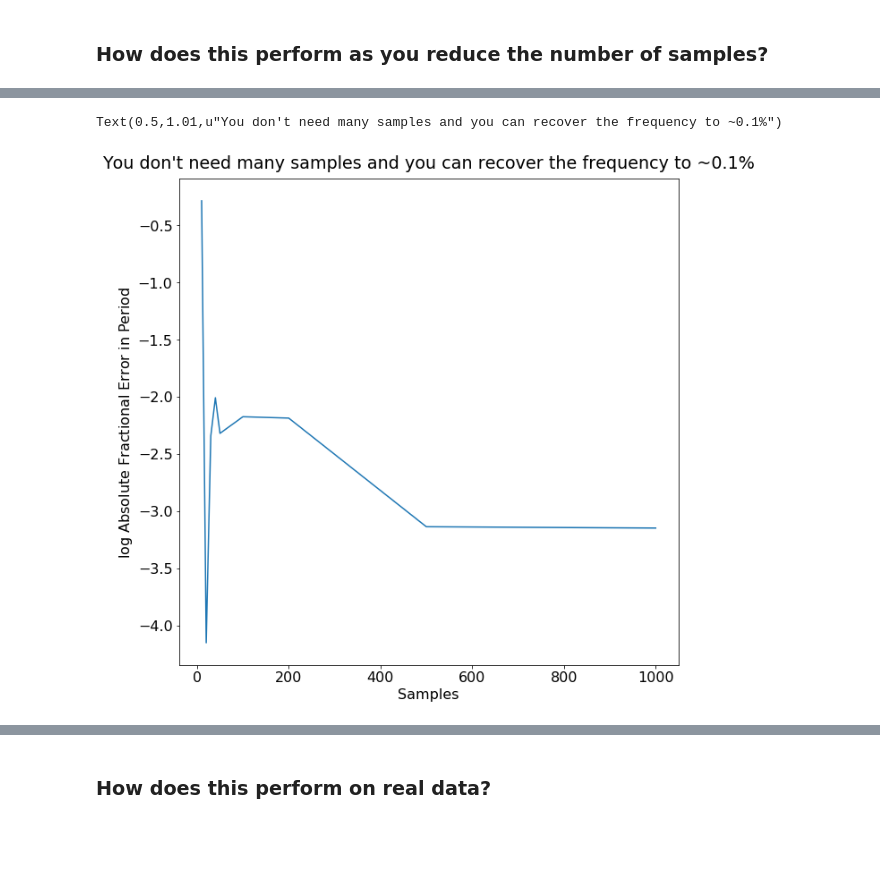
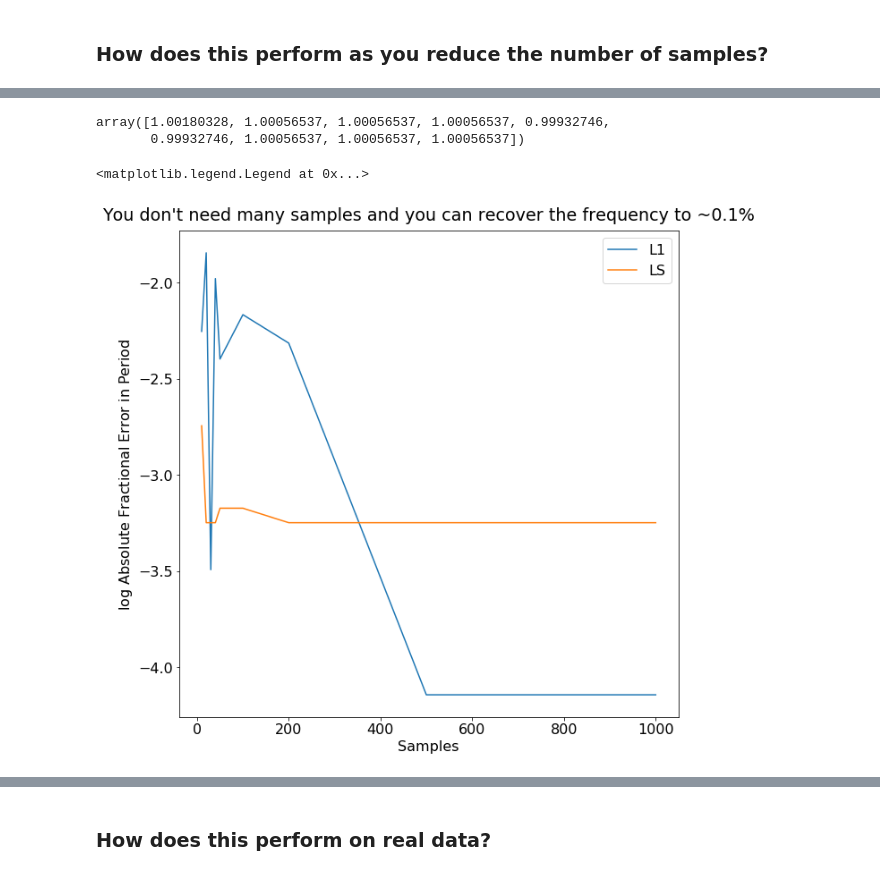
Before and after one commit to benjaminpope/manhattan, a Jupyter notebook: notebooks/basis_pursuit.ipynb, the cells around one changed output, grey strips where cells are left out. Drawn from its saved outputs; the diff is of its cells as text; code cells hidden in the pictures; blank space fills up the shorter version.

```diff
--- a/notebooks/basis_pursuit.ipynb
+++ b/notebooks/basis_pursuit.ipynb
@@ -106,0 +107,9 @@ plt.title("L1 Periodograms Nail It", y=1.01);
+# %%
+%%time
+## lomb-scargle
+from astropy.stats import LombScargle
+fls, pls = LombScargle(tt, yy).autopower(nyquist_factor=1)
+plt.plot(fls, pls)
+plt.xlabel("Frequency (c/d)")
+plt.ylabel("Lomb-Scargle Power")
+plt.title("Lomb-Scargle Version", y=1.02)
@@ -126,17 +139,26 @@ plt.ylabel("Flux");
 # %%
 %%time
 recovered = []
+lss = []
 sizes = [10,20,30,40,50,100,200,500,1000]
+times = np.linspace(0,100,np.max(sizes))
+# sizes = [10,20,30,40]
 
-ys = np.sin(time)
+ys = np.sin(times) + 0.1*np.random.randn(np.size(times))
 
 for sz in sizes:
+    print sz
     args = np.sort(np.random.choice(len(time),size=sz,replace=False))
 
-    tt, yy = time[args], ys[args]
-    output = cs.basis_pursuit(tt,yy)
+    tt, yy = times[args], ys[args]
+    output = cs.basis_pursuit(tt,yy,fmin=0.03,fmax=2,nfreqs=1000)
     power = (output['sines']**2 + output['cosines']**2)
     freqs = output['freqs']
+    pls = LombScargle(tt,yy).power(freqs)
 
     recovered.append(freqs[np.argmax(power)])
+    lss.append(freqs[np.argmax(pls)]*2*np.pi)
+
+recovered = np.array(recovered)
+lss = np.array(lss)
 # %% [output]
@@ -145,8 +176,16 @@ Wall time: 17.2 s
+# %%
+lss
+# %% [output]
+array([1.00180328, 1.00056537, 1.00056537, 1.00056537, 0.99932746,
+       0.99932746, 1.00056537, 1.00056537, 1.00056537])
 # %%
-plt.plot(sizes,np.log10(np.abs(1.-np.array(recovered))))
+plt.plot(sizes,np.log10(np.abs(1.-recovered)),label="L1")
+plt.plot(sizes,np.log10(np.abs(1.-lss)),label="LS")
+
 plt.ylabel(r"$\log$ Absolute Fractional Error in Period")
 plt.xlabel("Samples")
 plt.title("You don't need many samples and you can recover the frequency to ~0.1%",y=1.01)
+plt.legend()
 # %% [output]
-Text(0.5,1.01,u"You don't need many samples and you can recover the frequency to ~0.1%")
+<matplotlib.legend.Legend at 0x...>
-[figure, old version]
+[figure, new version]
```
Also changed, not shown: parts of 25 cells of this notebook.
